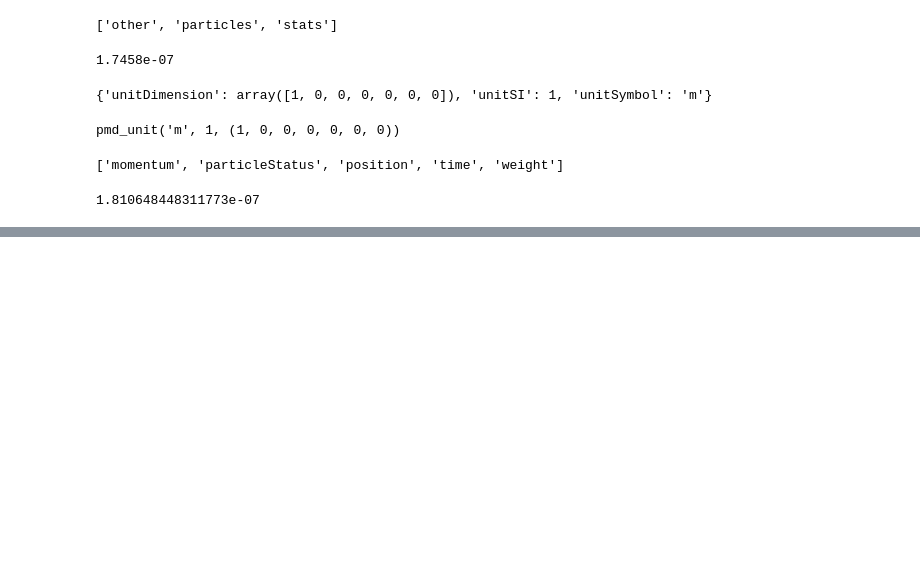
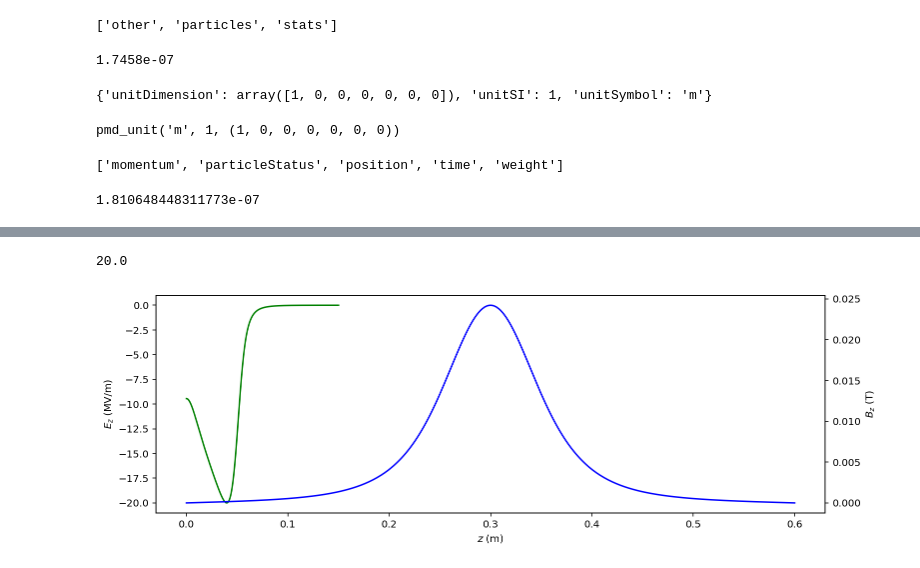
Before and after one commit to ChristopherMayes/lume-astra, a Jupyter notebook: examples/simple_astra_run.ipynb, the cells around one changed output, grey strips where cells are left out. Drawn from its saved outputs; the diff is of its cells as text; code cells hidden in the pictures; blank space fills up the shorter version.

```diff
--- a/examples/simple_astra_run.ipynb
+++ b/examples/simple_astra_run.ipynb
@@ -370,0 +471,43 @@ os.remove(H5FILE2)
+# %%
+YAML="""
+
+# Any argument above. One exception is initial_particles: this should be a filename that is parsed into a ParticleGroup
+
+input_file: ../templates/dcgun/astra.in
+
+verbose: False
+
+group:
+  CAV1:
+    ele_names: cavity
+    var_name: voltage
+    attributes: maxe(1)
+    factors: [ 1.0e-6 ]  # V -> MV for Astra
+    value: 1.234e+6
+    absolute: T
+
+  SOL1:
+    ele_names: solenoid
+    var_name: offset
+    attributes: s_pos(1)
+    value: 0.54321
+    absolute: F
+
+
+"""
+
+A8 = Astra.from_yaml(YAML)
+#A8.verbose
+# %%
+# Check that this still works
+A8['CAV1']['voltage'] = 20e6
+# %%
+A8['cavity']['maxe(1)']
+# %% [output]
+20.0
+# %%
+# Move the solenoid around
+A8['SOL1:offset'] = 0.3
+A8.plot_fieldmaps()
+# %% [output]
+[figure, added]
```
Also changed, not shown: parts of 19 cells of this notebook, 15 other files.
